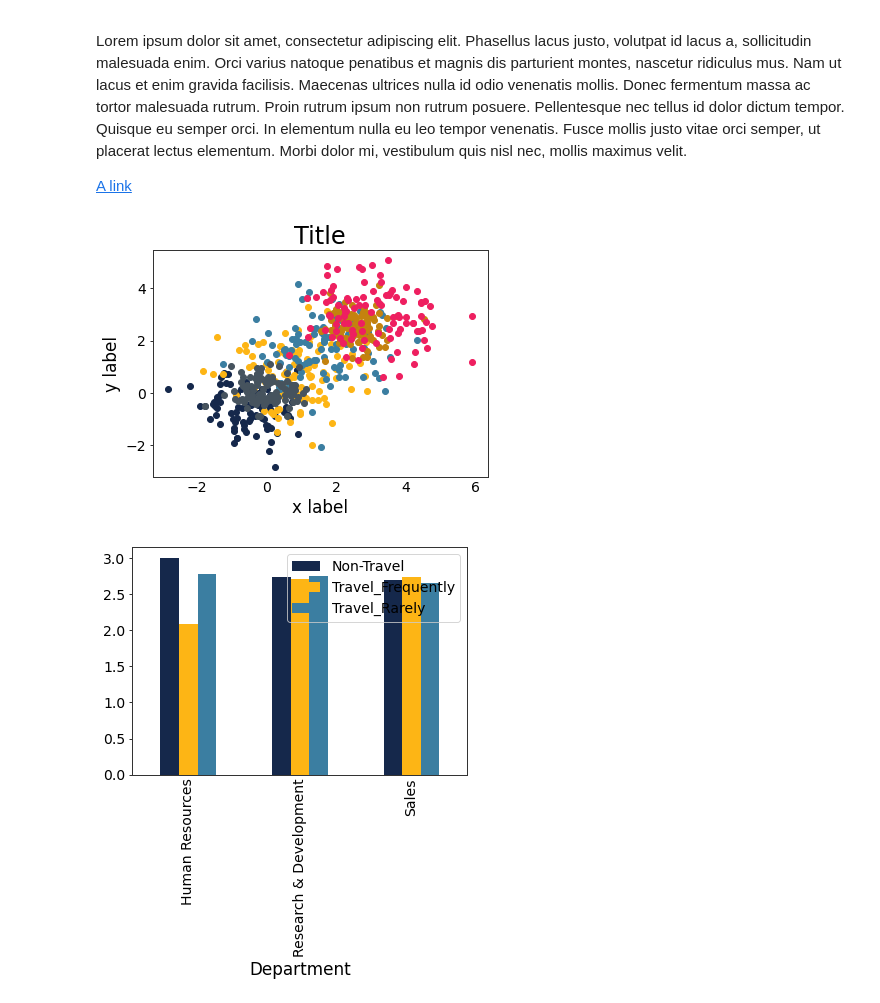
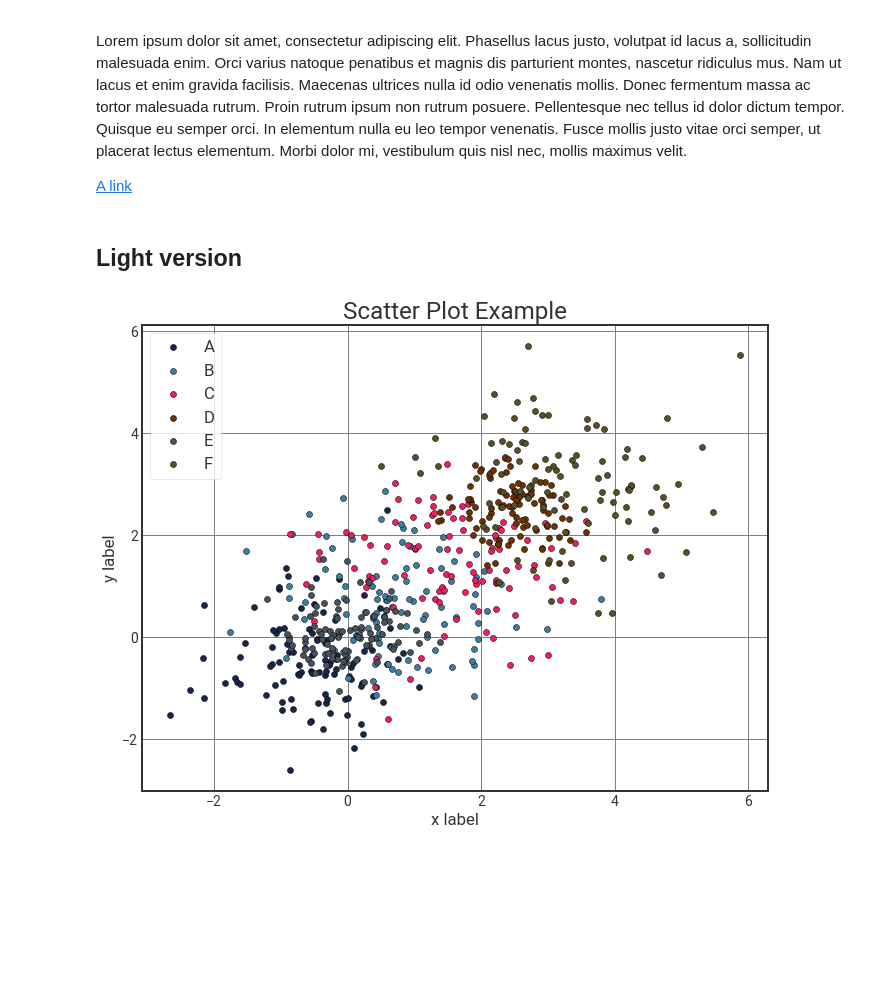
Before and after one commit to haas-digital/jupyter-styling, a Jupyter notebook: style-test.ipynb, the cells around one changed output. Cells and saved outputs as stored; diff of their text form; code cells hidden in the pictures; blank space fills up the shorter version.

Commit message:
dark + light stylesheets v1.0

```diff
--- a/style-test.ipynb
+++ b/style-test.ipynb
@@ -32,26 +35,22 @@ import pandas as pd
 # set random seed for reproducibility
 np.random.seed(28)
+# %% [markdown]
+## Light version
+# %%
+# import the haas-light stylesheet
+plt.style.use('haas-light')
 # %%
 # scatter plot example
 fig, ax = plt.subplots()
 
-for mu, sigma in [(-.5, 0.75), (0.75, 1.), (1.5, 1.), (2.5, 0.5),(0, 0.5),(3, 1.), ]:
+for mu, sigma, label in [(-.5, 0.75, "A"), (0.75, 1., "B"), (1.5, 1., "C"), (2.5, 0.5, "D"),(0, 0.5, "E"),(3, 1., "F"), ]:
     x, y = np.random.normal(loc=mu, scale=sigma, size=(2, 100))
-    ax.scatter(x, y)
+    ax.scatter(x, y, label=label)
 
 
-plt.title("Title")
+plt.title("Scatter Plot Example")
 plt.xlabel("x label")
 plt.ylabel("y label");
+plt.legend();
 # %% [output]
-[figure, old version]
+[figure, new version]
-# %%
-# bar plot example
-
-df = (attrition.groupby(['Department', 'BusinessTravel'])
-      .mean()
-      .EnvironmentSatisfaction)
-df.unstack().plot(kind='bar', stacked=False);
-plt.legend();
-# %% [output]
-[figure, removed]
```
Also changed, not shown: parts of 13 cells of this notebook, 2 other files.
